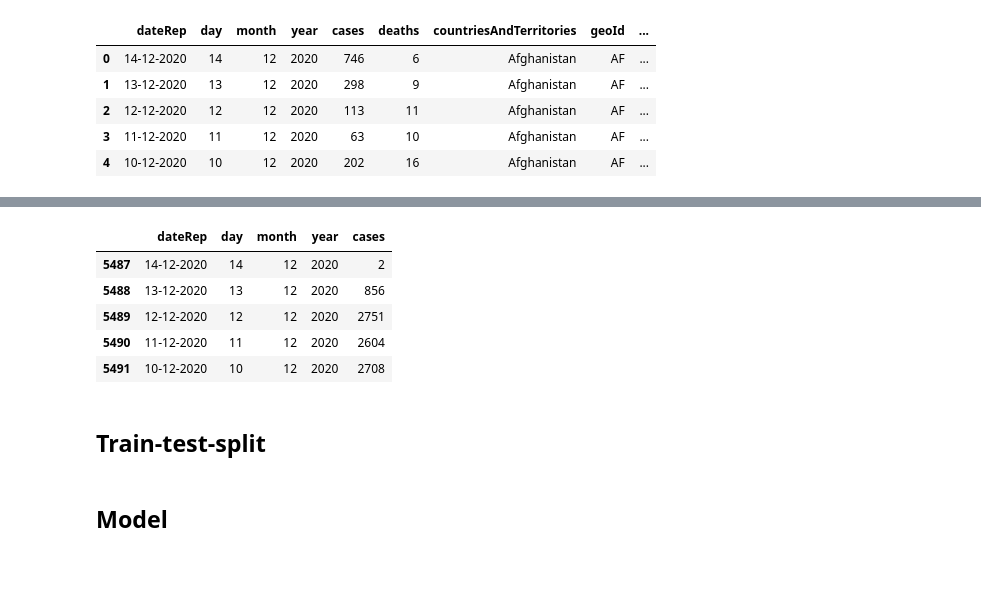
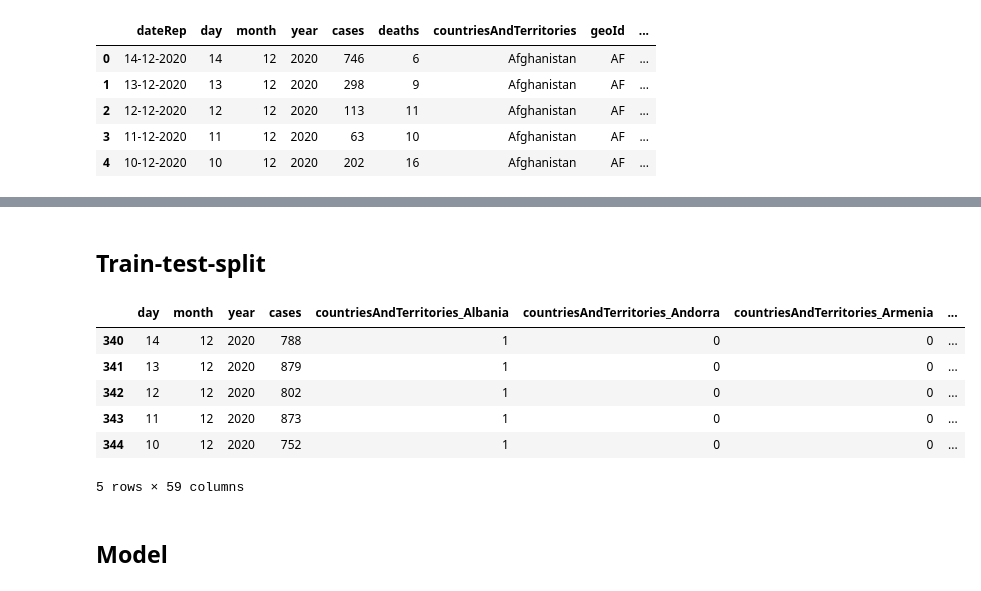
Before and after one commit to abphilip-vit/College8, a Jupyter notebook: F1/F1.ipynb, the cells around one changed output, grey strips where cells are left out. Saved outputs shown, nothing was run; the diff lists cells and outputs as text; code cells hidden in the pictures.

```diff
--- a/F1/F1.ipynb
+++ b/F1/F1.ipynb
@@ -113,18 +131,15 @@ allen.head()
-# %%
-allen.dropna(subset = ["cases"], inplace=True)
-allen.dropna(subset = ["day"], inplace=True)
-allen.dropna(subset = ["month"], inplace=True)
-allen.dropna(subset = ["year"], inplace=True)
-# allen.dropna(subset = ["countriesAndTerritories"], inplace=True)
-# %%
-allen.head()
-# %% [output]
-|  | dateRep | day | month | year | cases |
-| 5487 | 14-12-2020 | 14 | 12 | 2020 | 2 |
-| 5488 | 13-12-2020 | 13 | 12 | 2020 | 856 |
-| 5489 | 12-12-2020 | 12 | 12 | 2020 | 2751 |
-| 5490 | 11-12-2020 | 11 | 12 | 2020 | 2604 |
-| 5491 | 10-12-2020 | 10 | 12 | 2020 | 2708 |
 # %% [markdown]
 ## Train-test-split
+# %%
+allen1 = pd.get_dummies(allen)
+# %%
+allen1.head()
+# %% [output]
+|  | day | month | year | cases | countriesAndTerritories_Albania | countriesAndTerritories_Andorra | countriesAndTerritories_Armenia | ... |
+| 340 | 14 | 12 | 2020 | 788 | 1 | 0 | 0 | ... |
+| 341 | 13 | 12 | 2020 | 879 | 1 | 0 | 0 | ... |
+| 342 | 12 | 12 | 2020 | 802 | 1 | 0 | 0 | ... |
+| 343 | 11 | 12 | 2020 | 873 | 1 | 0 | 0 | ... |
+| 344 | 10 | 12 | 2020 | 752 | 1 | 0 | 0 | ... |
+5 rows × 59 columns
 # %%
```
Also changed, not shown: parts of 50 cells of this notebook.
